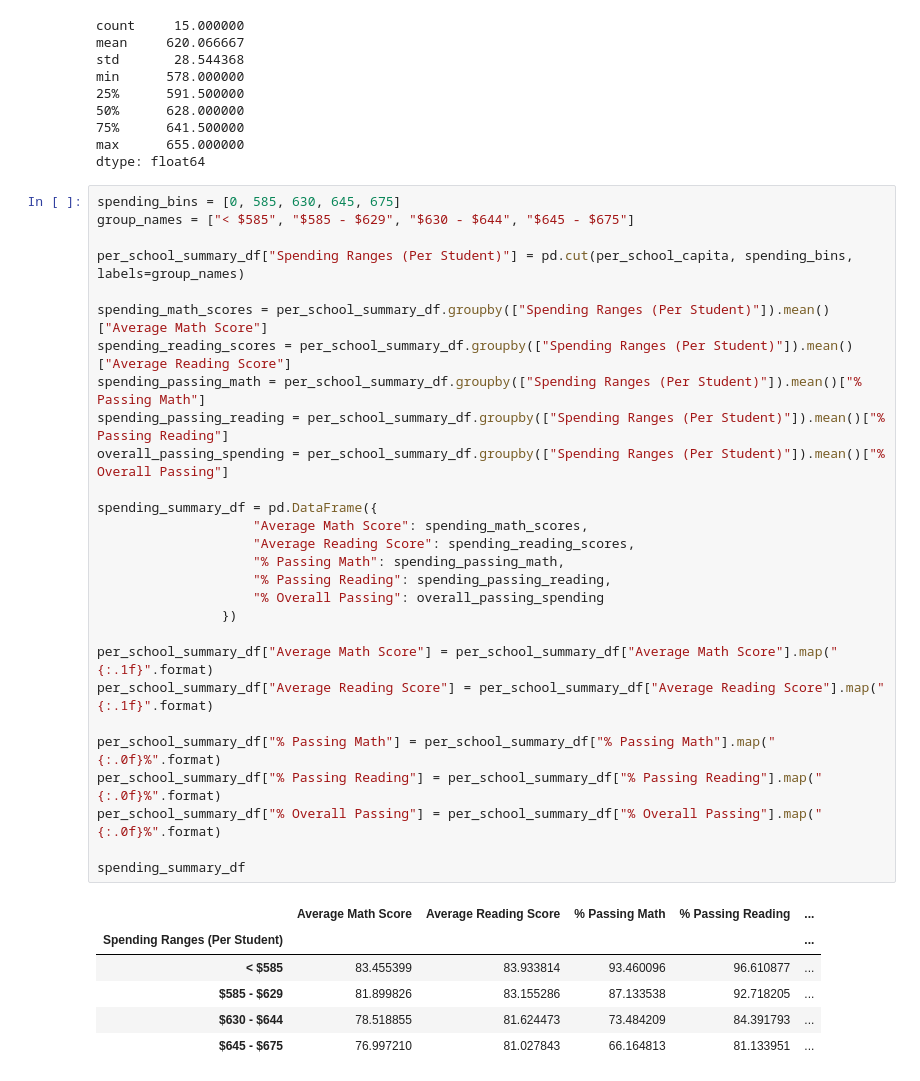
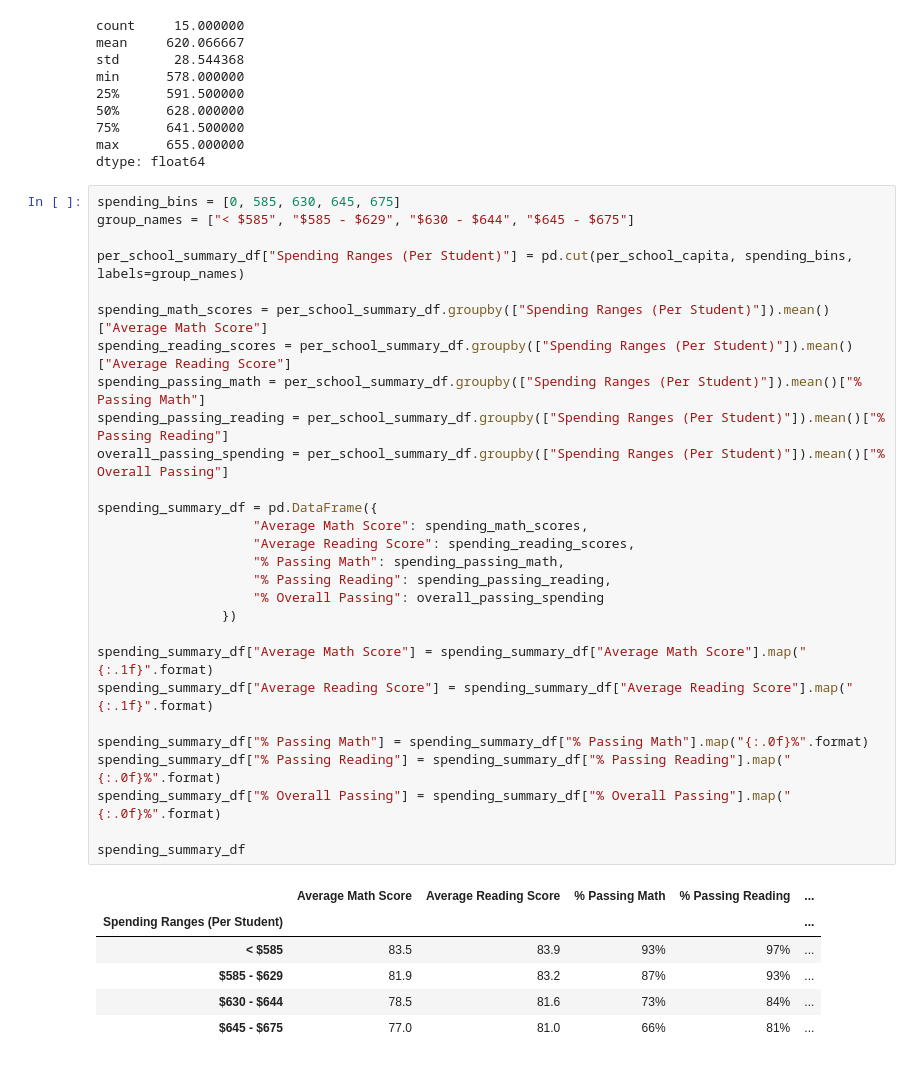
Before and after one commit to ForTheGold/School_Analysis, a Jupyter notebook: PyCitySchools.ipynb, the cells around one changed output. Drawn from its saved outputs; the diff is of its cells as text.

Commit message:
scores by school spending.

```diff
--- a/PyCitySchools.ipynb
+++ b/PyCitySchools.ipynb
@@ -361,35 +361,35 @@ dtype: float64
 # %%
 spending_bins = [0, 585, 630, 645, 675]
 group_names = ["< $585", "$585 - $629", "$630 - $644", "$645 - $675"]
 
 per_school_summary_df["Spending Ranges (Per Student)"] = pd.cut(per_school_capita, spending_bins, labels=group_names)
 
 spending_math_scores = per_school_summary_df.groupby(["Spending Ranges (Per Student)"]).mean()["Average Math Score"]
 spending_reading_scores = per_school_summary_df.groupby(["Spending Ranges (Per Student)"]).mean()["Average Reading Score"]
 spending_passing_math = per_school_summary_df.groupby(["Spending Ranges (Per Student)"]).mean()["% Passing Math"]
 spending_passing_reading = per_school_summary_df.groupby(["Spending Ranges (Per Student)"]).mean()["% Passing Reading"]
 overall_passing_spending = per_school_summary_df.groupby(["Spending Ranges (Per Student)"]).mean()["% Overall Passing"]
 
 spending_summary_df = pd.DataFrame({
                     "Average Math Score": spending_math_scores,
                     "Average Reading Score": spending_reading_scores,
                     "% Passing Math": spending_passing_math,
                     "% Passing Reading": spending_passing_reading,
                     "% Overall Passing": overall_passing_spending
                 })
 
-per_school_summary_df["Average Math Score"] = per_school_summary_df["Average Math Score"].map("{:.1f}".format)
-per_school_summary_df["Average Reading Score"] = per_school_summary_df["Average Reading Score"].map("{:.1f}".format)
+spending_summary_df["Average Math Score"] = spending_summary_df["Average Math Score"].map("{:.1f}".format)
+spending_summary_df["Average Reading Score"] = spending_summary_df["Average Reading Score"].map("{:.1f}".format)
 
-per_school_summary_df["% Passing Math"] = per_school_summary_df["% Passing Math"].map("{:.0f}%".format)
-per_school_summary_df["% Passing Reading"] = per_school_summary_df["% Passing Reading"].map("{:.0f}%".format)
-per_school_summary_df["% Overall Passing"] = per_school_summary_df["% Overall Passing"].map("{:.0f}%".format)
+spending_summary_df["% Passing Math"] = spending_summary_df["% Passing Math"].map("{:.0f}%".format)
+spending_summary_df["% Passing Reading"] = spending_summary_df["% Passing Reading"].map("{:.0f}%".format)
+spending_summary_df["% Overall Passing"] = spending_summary_df["% Overall Passing"].map("{:.0f}%".format)
 
 spending_summary_df
 # %% [output]
 |  | Average Math Score | Average Reading Score | % Passing Math | % Passing Reading | ... |
 | Spending Ranges (Per Student) |  |  |  |  | ... |
-| < $585 | 83.455399 | 83.933814 | 93.460096 | 96.610877 | ... |
-| $585 - $629 | 81.899826 | 83.155286 | 87.133538 | 92.718205 | ... |
-| $630 - $644 | 78.518855 | 81.624473 | 73.484209 | 84.391793 | ... |
-| $645 - $675 | 76.997210 | 81.027843 | 66.164813 | 81.133951 | ... |
+| < $585 | 83.5 | 83.9 | 93% | 97% | ... |
+| $585 - $629 | 81.9 | 83.2 | 87% | 93% | ... |
+| $630 - $644 | 78.5 | 81.6 | 73% | 84% | ... |
+| $645 - $675 | 77.0 | 81.0 | 66% | 81% | ... |
```
